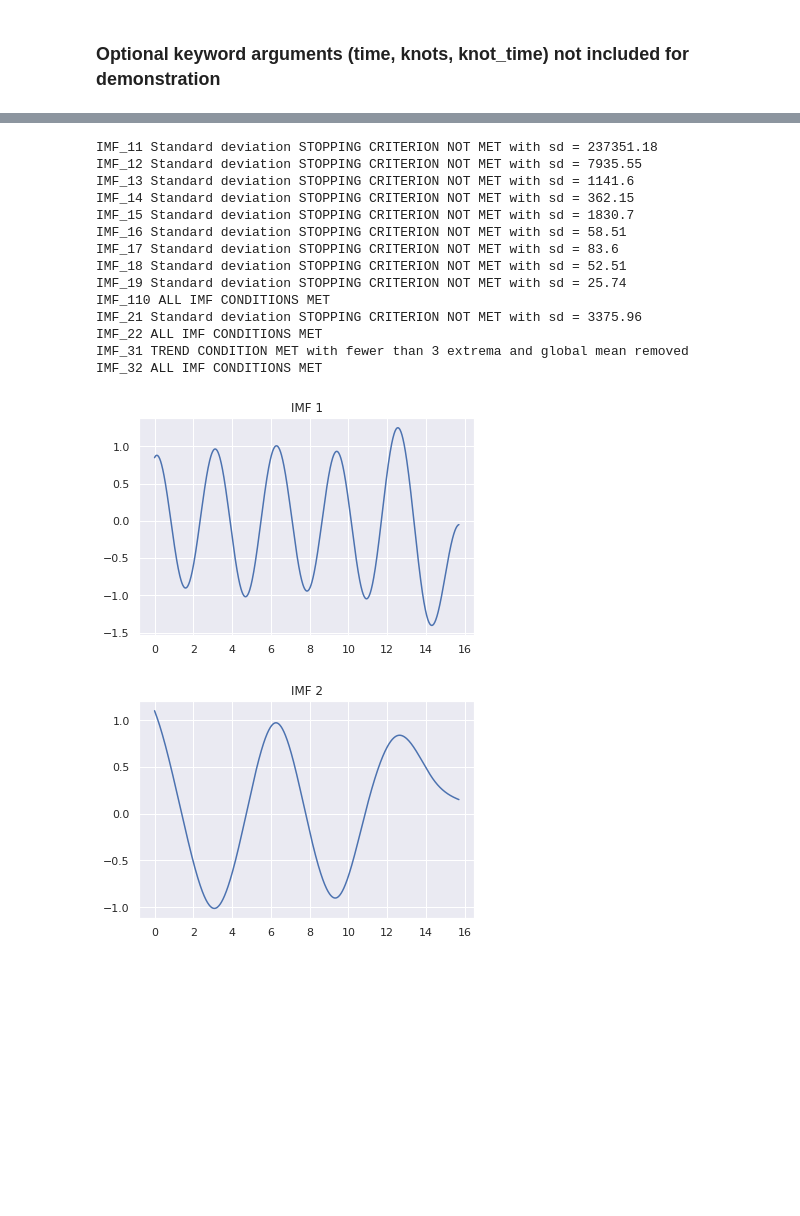
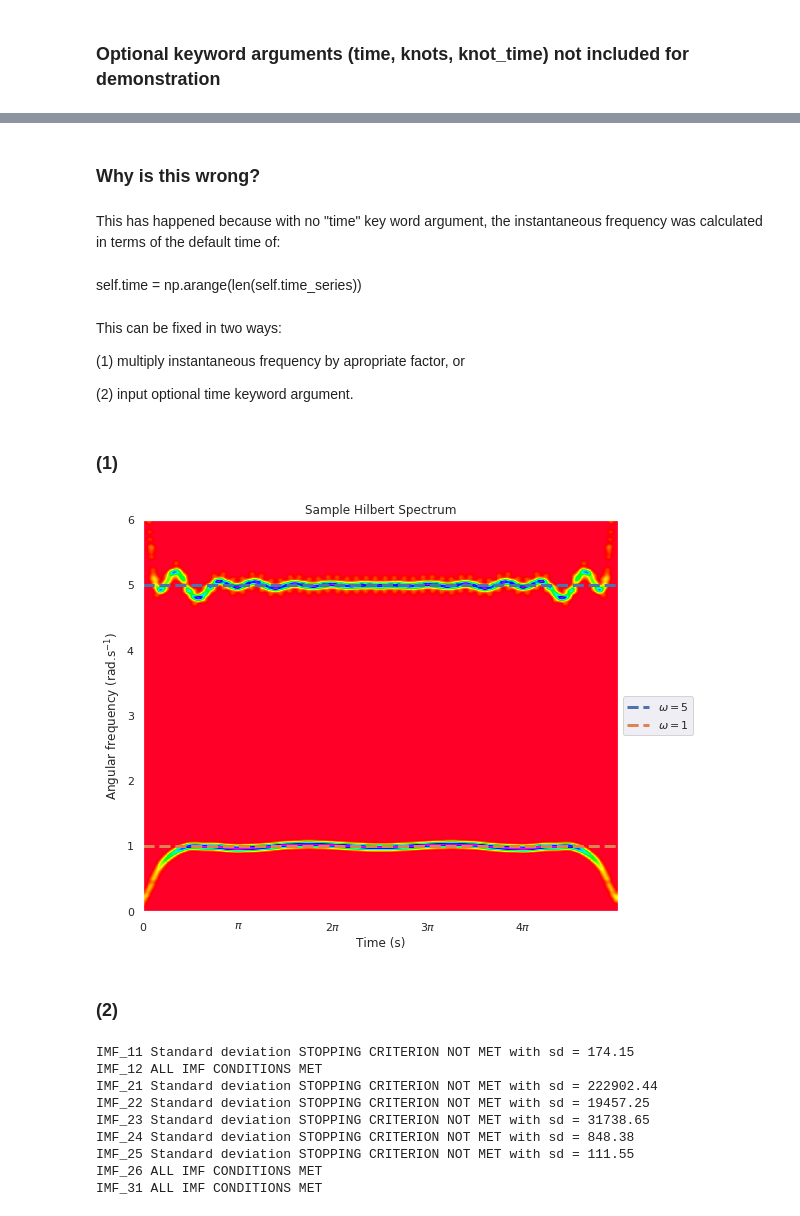
Before and after one commit to Cole-vJ/AdvEMDpy, a Jupyter notebook: Notebooks/new_users.ipynb, the cells around one changed output, grey strips where cells are left out. Drawn from its saved outputs; the diff is of its cells as text; code cells hidden in the pictures; blank space fills up the shorter version.

```diff
--- a/Notebooks/new_users.ipynb
+++ b/Notebooks/new_users.ipynb
@@ -23,0 +48,2 @@ plt.show()
+# %%
+emd_imfs, emd_hts, emd_ifs, _, _, _, _ = emd.empirical_mode_decomposition(verbose=False, debug=True)
@@ -24,26 +104,50 @@ plt.show()
+# %% [markdown]
+### Why is this wrong?
+# %% [markdown]
+This has happened because with no "time" key word argument, the instantaneous frequency was calculated in terms of the default time of:
+# %% [markdown]
+self.time = np.arange(len(self.time_series))
+# %% [markdown]
+This can be fixed in two ways:
+
+(1) multiply instantaneous frequency by apropriate factor, or
+
+(2) input optional time keyword argument.
+# %% [markdown]
+### (1)
+# %%
+hs_outputs = hilbert_spectrum(time, emd_imfs, emd_hts, emd_ifs * (len(time_series) / time[-1]), max_frequency=6, plot=False)
+# %%
+ax = plt.subplot(111)
+plt.title('Sample Hilbert Spectrum')
+x_hs, y, z = hs_outputs
+z_min, z_max = 0, np.abs(z).max()
+ax.pcolormesh(x_hs, y, np.abs(z), cmap='gist_rainbow', vmin=z_min, vmax=z_max)
+ax.plot(x_hs[0, :], 5 * np.ones_like(x_hs[0, :]), '--', label=r'$\omega = 5$', Linewidth=3)
+ax.plot(x_hs[0, :], 1 * np.ones_like(x_hs[0, :]), '--', label=r'$\omega = 1$', Linewidth=3)
+ax.set_xticks([0, np.pi, 2 * np.pi, 3 * np.pi, 4 * np.pi])
+ax.set_xticklabels(['$0$', r'$\pi$', r'$2\pi$', r'$3\pi$', r'$4\pi$'])
+plt.ylabel(r'Angular frequency (rad.s$^{-1}$)')
+plt.xlabel('Time (s)')
+box_0 = ax.get_position()
+ax.set_position([box_0.x0, box_0.y0 + 0.05, box_0.width * 0.85, box_0.height * 0.9])
+ax.legend(loc='center left', bbox_to_anchor=(1, 0.5))
+plt.show()
+# %% [output]
+[figure, added]
+# %% [markdown]
+### (2)
 # %%
-emd = AdvEMDpy.EMD(time_series=time_series)
+emd = AdvEMDpy.EMD(time=time, time_series=time_series)
 emd_imfs, emd_hts, emd_ifs, _, _, _, _ = emd.empirical_mode_decomposition(verbose=True)
-plt.title('IMF 1')
-plt.plot(time, emd_imfs[1, :])
-plt.show()
-plt.title('IMF 2')
-plt.plot(time, emd_imfs[2, :])
-plt.show()
+hs_outputs = hilbert_spectrum(time, emd_imfs, emd_hts, emd_ifs, max_frequency=6, plot=False)
 # %% [output]
-IMF_11 Standard deviation STOPPING CRITERION NOT MET with sd = 237351.18
-IMF_12 Standard deviation STOPPING CRITERION NOT MET with sd = 7935.55
-IMF_13 Standard deviation STOPPING CRITERION NOT MET with sd = 1141.6
-IMF_14 Standard deviation STOPPING CRITERION NOT MET with sd = 362.15
-IMF_15 Standard deviation STOPPING CRITERION NOT MET with sd = 1830.7
-IMF_16 Standard deviation STOPPING CRITERION NOT MET with sd = 58.51
-IMF_17 Standard deviation STOPPING CRITERION NOT MET with sd = 83.6
-IMF_18 Standard deviation STOPPING CRITERION NOT MET with sd = 52.51
-IMF_19 Standard deviation STOPPING CRITERION NOT MET with sd = 25.74
-IMF_110 ALL IMF CONDITIONS MET
-IMF_21 Standard deviation STOPPING CRITERION NOT MET with sd = 3375.96
-IMF_22 ALL IMF CONDITIONS MET
-IMF_31 TREND CONDITION MET with fewer than 3 extrema and global mean removed
-IMF_32 ALL IMF CONDITIONS MET
+IMF_11 Standard deviation STOPPING CRITERION NOT MET with sd = 174.15
+IMF_12 ALL IMF CONDITIONS MET
+IMF_21 Standard deviation STOPPING CRITERION NOT MET with sd = 222902.44
+IMF_22 Standard deviation STOPPING CRITERION NOT MET with sd = 19457.25
+IMF_23 Standard deviation STOPPING CRITERION NOT MET with sd = 31738.65
+IMF_24 Standard deviation STOPPING CRITERION NOT MET with sd = 848.38
+IMF_25 Standard deviation STOPPING CRITERION NOT MET with sd = 111.55
+IMF_26 ALL IMF CONDITIONS MET
+IMF_31 ALL IMF CONDITIONS MET
-[figure, removed]
-[figure, removed]
```
Also changed, not shown: parts of 15 cells of this notebook, 6 other files.
